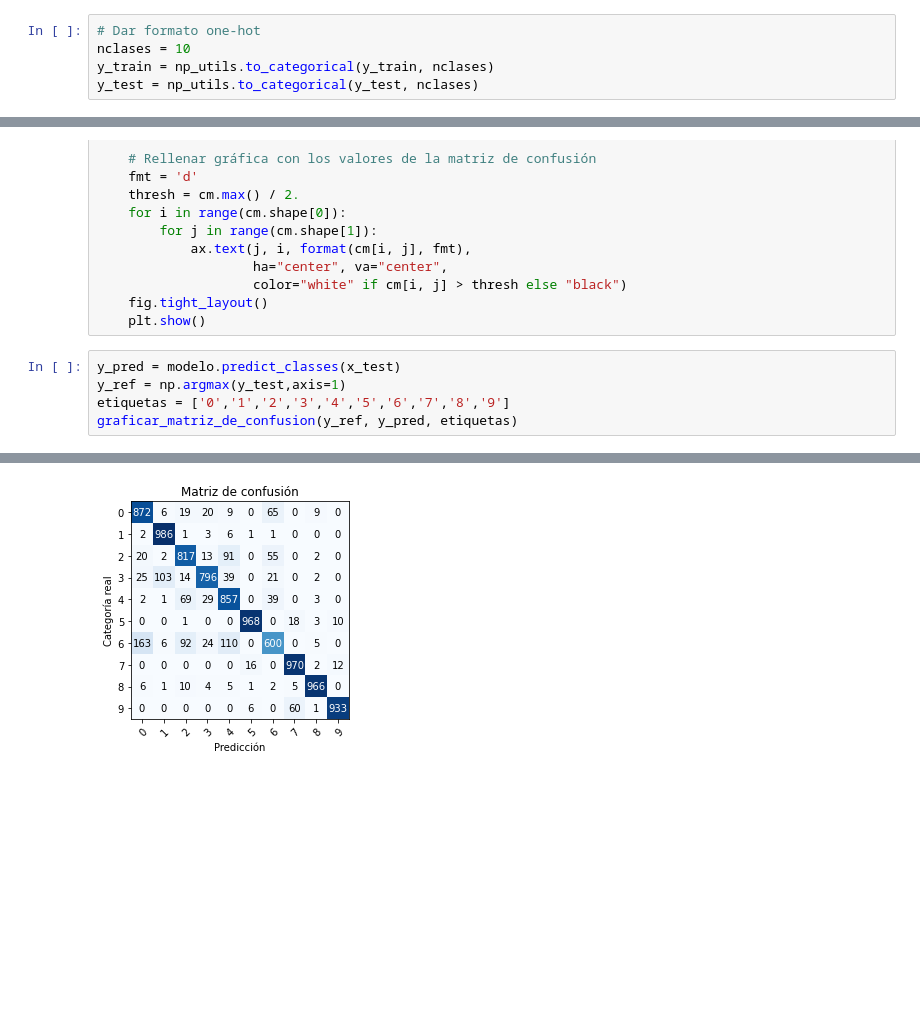
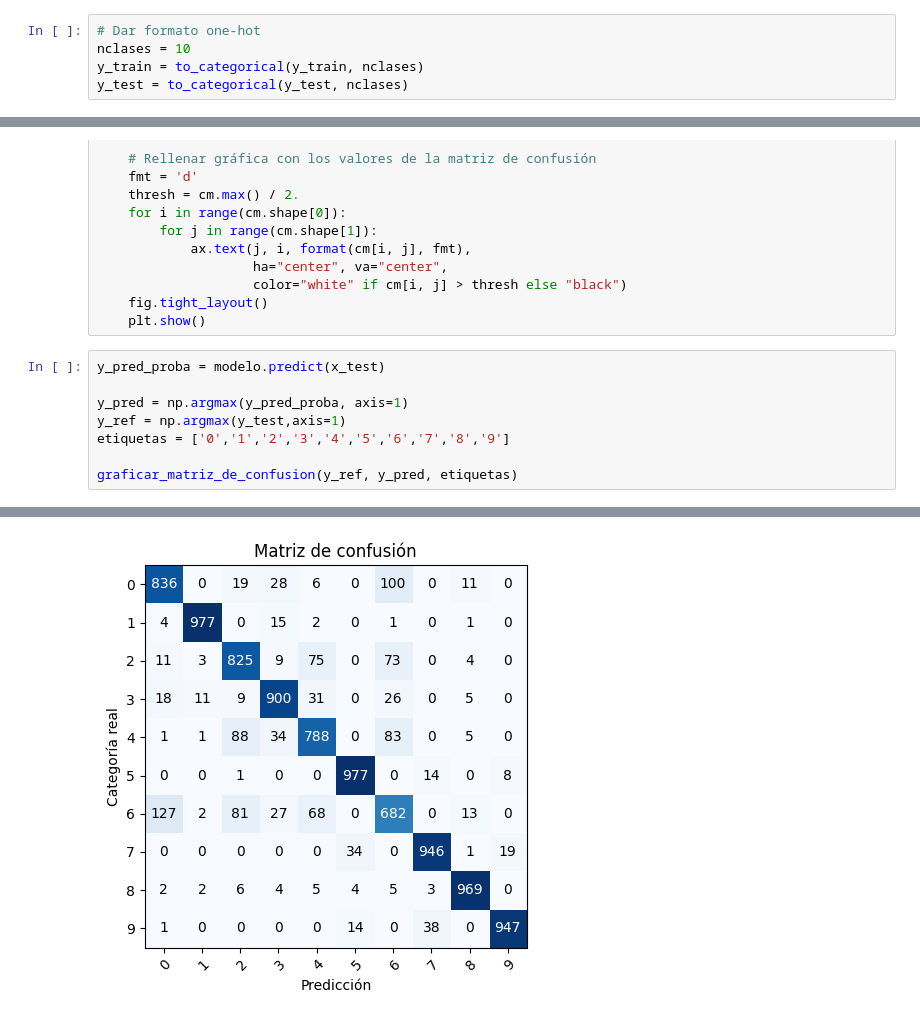
Before and after one commit to vchibilisco/ejemplos-IA, a Jupyter notebook: red_neuronal/Ejemplo_CNN.ipynb, the cells around one changed output, grey strips where cells are left out. Saved outputs shown, nothing was run; the diff lists cells and outputs as text; blank space fills up the shorter version.

```diff
--- a/red_neuronal/Ejemplo_CNN.ipynb
+++ b/red_neuronal/Ejemplo_CNN.ipynb
@@ -33,8 +30,8 @@ x_test = x_test/225.0
 # %%
 # Dar formato one-hot
 nclases = 10
-y_train = np_utils.to_categorical(y_train, nclases)
-y_test = np_utils.to_categorical(y_test, nclases)
+y_train = to_categorical(y_train, nclases)
+y_test = to_categorical(y_test, nclases)
 # %%
 nimagen = 100
 plt.imshow(x_train[nimagen,:].reshape(28,28), cmap='gray_r')
@@ -192,8 +198,11 @@ def graficar_matriz_de_confusion(y_ref, y_pred, clases, cmap=plt.cm.Blues):
     fig.tight_layout()
     plt.show()
 # %%
-y_pred = modelo.predict_classes(x_test)
+y_pred_proba = modelo.predict(x_test)
+
+y_pred = np.argmax(y_pred_proba, axis=1)
 y_ref = np.argmax(y_test,axis=1)
 etiquetas = ['0','1','2','3','4','5','6','7','8','9']
+
 graficar_matriz_de_confusion(y_ref, y_pred, etiquetas)
 # %% [output]
@@ -200 +210 @@ graficar_matriz_de_confusion(y_ref, y_pred, etiquetas)
-[figure, old version]
+[figure, new version]
```
Also changed, not shown: parts of 7 cells of this notebook, 16 other files.
